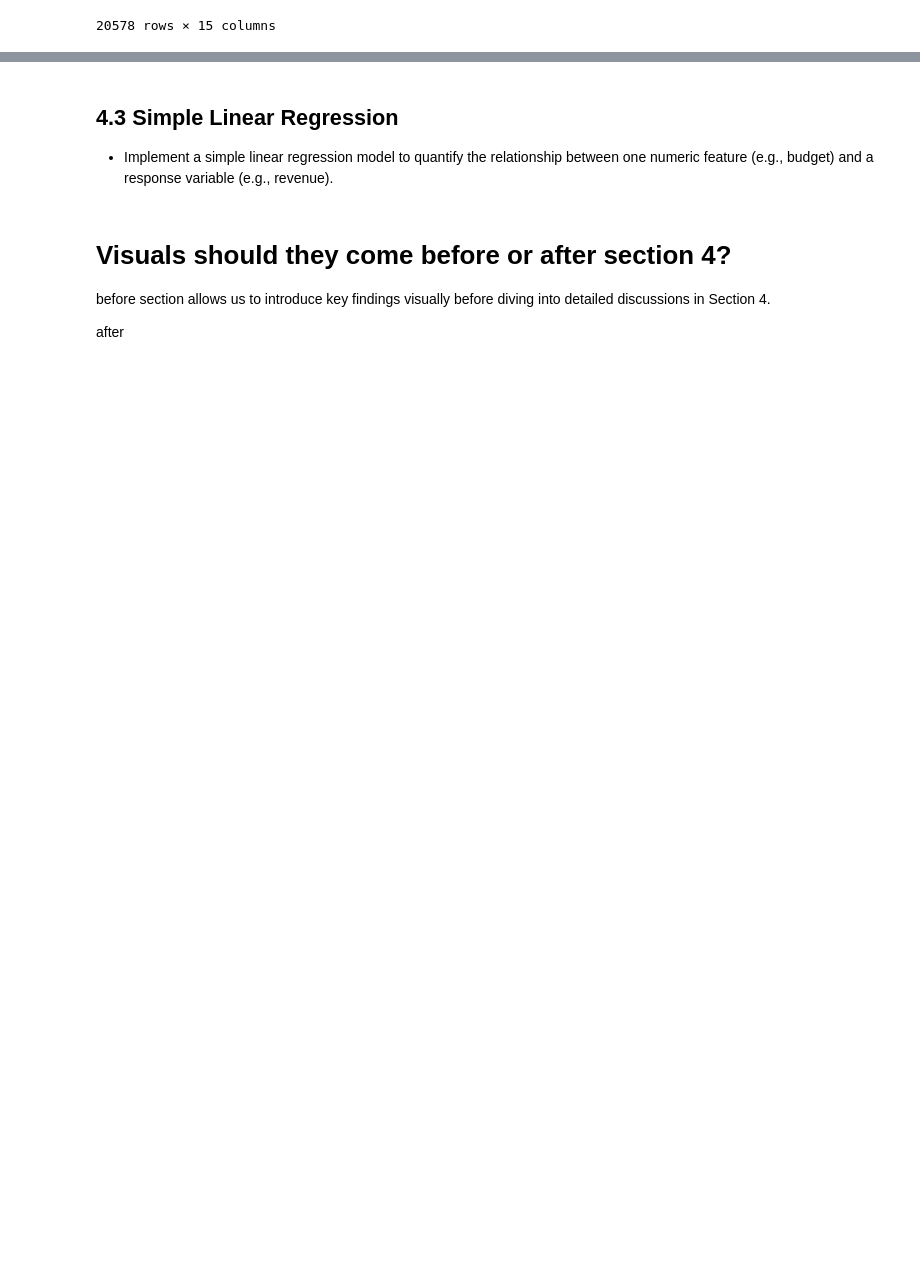
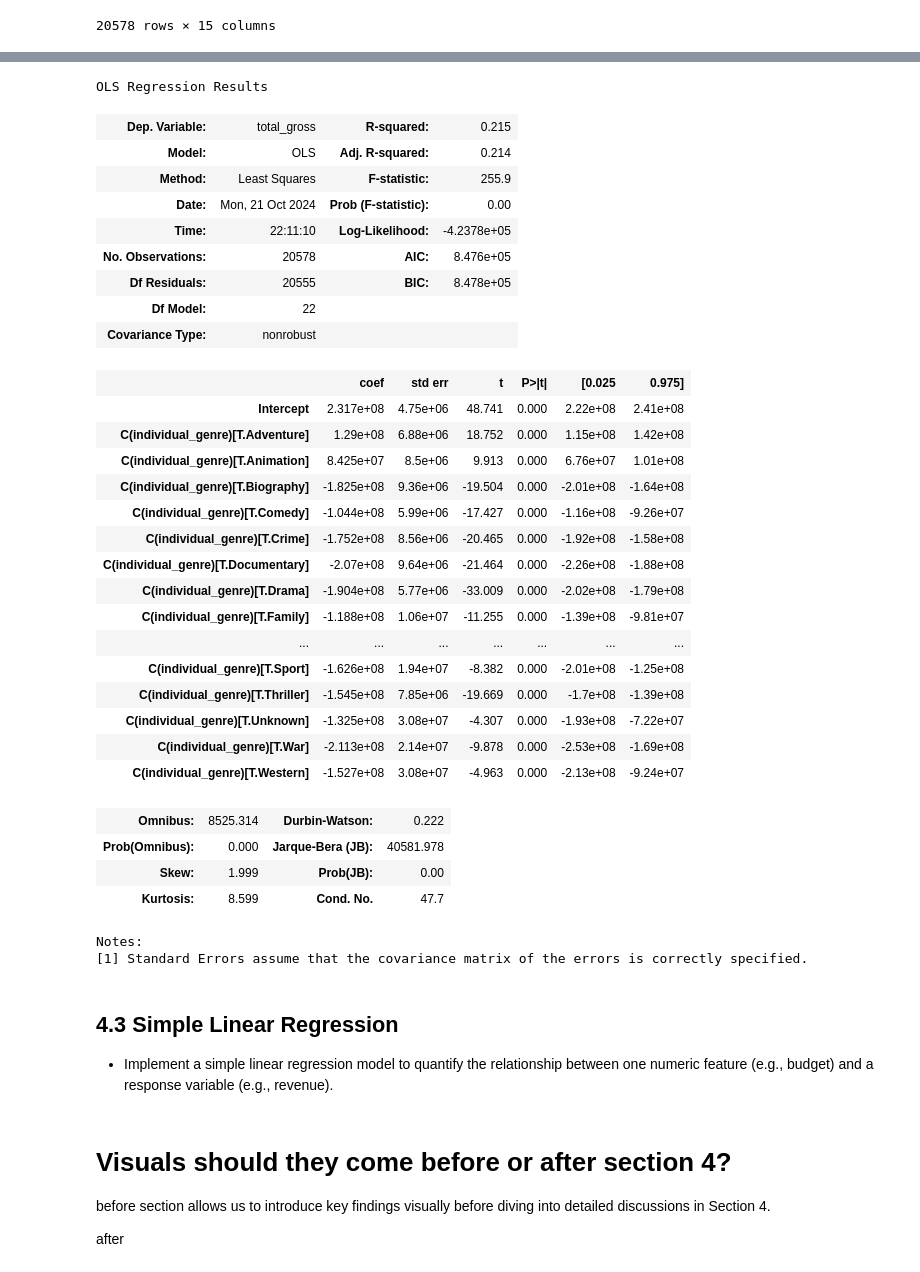
Before and after one commit to quadrillionaiire/SmartStudioRecs, a Jupyter notebook: notebooks/data_analysis_notebook.ipynb, the cells around one changed output, grey strips where cells are left out. Saved outputs shown, nothing was run; the diff lists cells and outputs as text; code cells hidden in the pictures; blank space fills up the shorter version.

Commit message:
added anova test

```diff
--- a/notebooks/data_analysis_notebook.ipynb
+++ b/notebooks/data_analysis_notebook.ipynb
@@ -69,3 +134,41 @@ array([[<Axes: title={'center': 'total_gross'}>]], dtype=object)
+# %%
+# Look at the OLS ANOVA table
+formula = "total_gross ~ C(individual_genre)"
+anova_sm = ols(formula=formula, data=merged_data).fit()
+anova_sm.summary()
+# %% [output]
+OLS Regression Results
+| Dep. Variable: | total_gross | R-squared: | 0.215 |
+| Model: | OLS | Adj. R-squared: | 0.214 |
+| Method: | Least Squares | F-statistic: | 255.9 |
+| Date: | Mon, 21 Oct 2024 | Prob (F-statistic): | 0.00 |
+| Time: | 22:11:10 | Log-Likelihood: | -4.2378e+05 |
+| No. Observations: | 20578 | AIC: | 8.476e+05 |
+| Df Residuals: | 20555 | BIC: | 8.478e+05 |
+| Df Model: | 22 |  |  |
+| Covariance Type: | nonrobust |  |  |
+|  | coef | std err | t | P>|t| | [0.025 | 0.975] |
+| Intercept | 2.317e+08 | 4.75e+06 | 48.741 | 0.000 | 2.22e+08 | 2.41e+08 |
+| C(individual_genre)[T.Adventure] | 1.29e+08 | 6.88e+06 | 18.752 | 0.000 | 1.15e+08 | 1.42e+08 |
+| C(individual_genre)[T.Animation] | 8.425e+07 | 8.5e+06 | 9.913 | 0.000 | 6.76e+07 | 1.01e+08 |
+| C(individual_genre)[T.Biography] | -1.825e+08 | 9.36e+06 | -19.504 | 0.000 | -2.01e+08 | -1.64e+08 |
+| C(individual_genre)[T.Comedy] | -1.044e+08 | 5.99e+06 | -17.427 | 0.000 | -1.16e+08 | -9.26e+07 |
+| C(individual_genre)[T.Crime] | -1.752e+08 | 8.56e+06 | -20.465 | 0.000 | -1.92e+08 | -1.58e+08 |
+| C(individual_genre)[T.Documentary] | -2.07e+08 | 9.64e+06 | -21.464 | 0.000 | -2.26e+08 | -1.88e+08 |
+| C(individual_genre)[T.Drama] | -1.904e+08 | 5.77e+06 | -33.009 | 0.000 | -2.02e+08 | -1.79e+08 |
+| C(individual_genre)[T.Family] | -1.188e+08 | 1.06e+07 | -11.255 | 0.000 | -1.39e+08 | -9.81e+07 |
+| ... | ... | ... | ... | ... | ... | ... |
+| C(individual_genre)[T.Sport] | -1.626e+08 | 1.94e+07 | -8.382 | 0.000 | -2.01e+08 | -1.25e+08 |
+| C(individual_genre)[T.Thriller] | -1.545e+08 | 7.85e+06 | -19.669 | 0.000 | -1.7e+08 | -1.39e+08 |
+| C(individual_genre)[T.Unknown] | -1.325e+08 | 3.08e+07 | -4.307 | 0.000 | -1.93e+08 | -7.22e+07 |
+| C(individual_genre)[T.War] | -2.113e+08 | 2.14e+07 | -9.878 | 0.000 | -2.53e+08 | -1.69e+08 |
+| C(individual_genre)[T.Western] | -1.527e+08 | 3.08e+07 | -4.963 | 0.000 | -2.13e+08 | -9.24e+07 |
+| Omnibus: | 8525.314 | Durbin-Watson: | 0.222 |
+| Prob(Omnibus): | 0.000 | Jarque-Bera (JB): | 40581.978 |
+| Skew: | 1.999 | Prob(JB): | 0.00 |
+| Kurtosis: | 8.599 | Cond. No. | 47.7 |
+Notes:
+[1] Standard Errors assume that the covariance matrix of the errors is correctly specified.
 # %% [markdown]
 ## 4.3 Simple Linear Regression
 - Implement a simple linear regression model to quantify the relationship between one numeric feature (e.g., budget) and a response variable (e.g., revenue).
```
Also changed, not shown: parts of 8 cells of this notebook, 2 other files.
